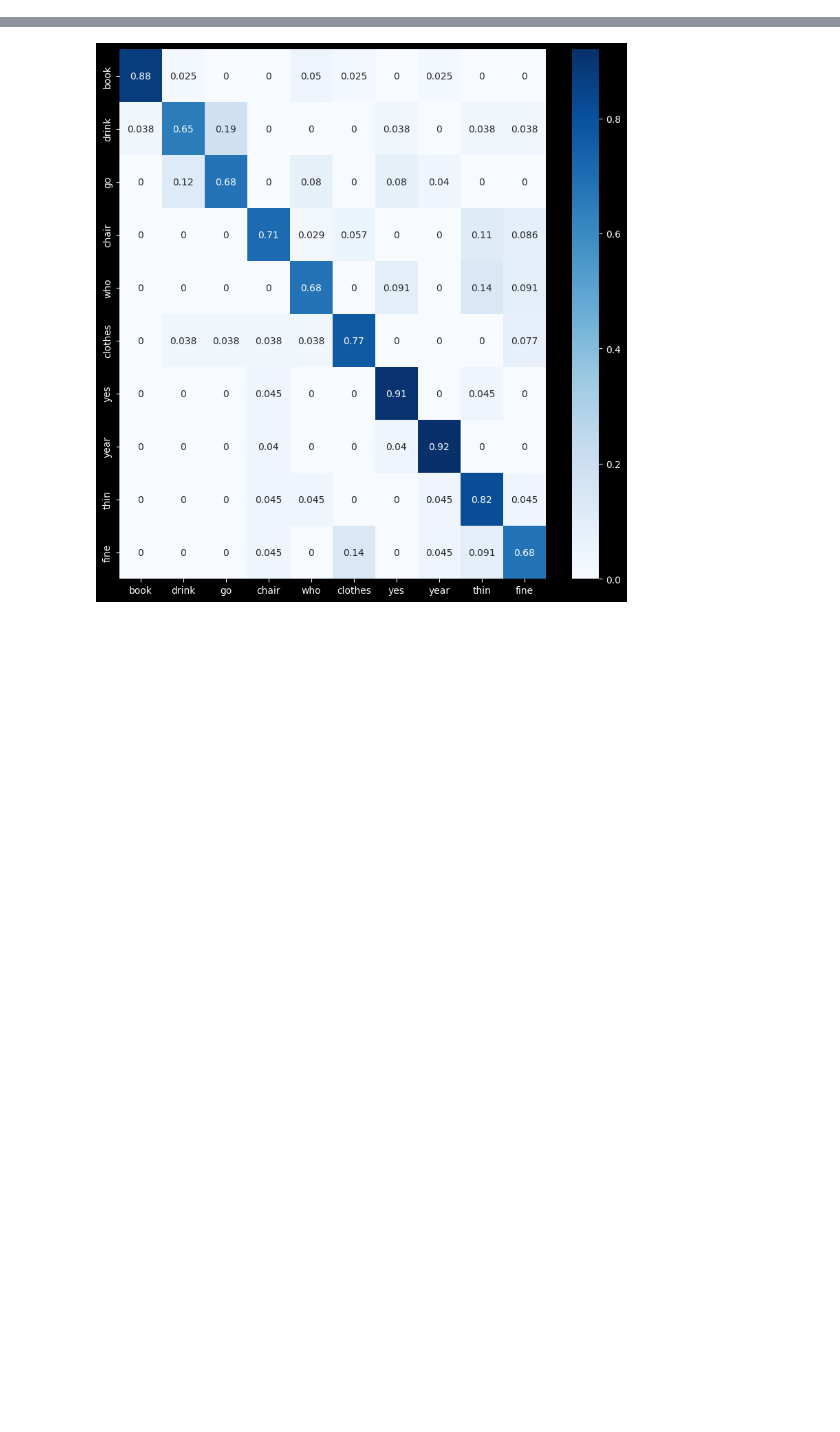
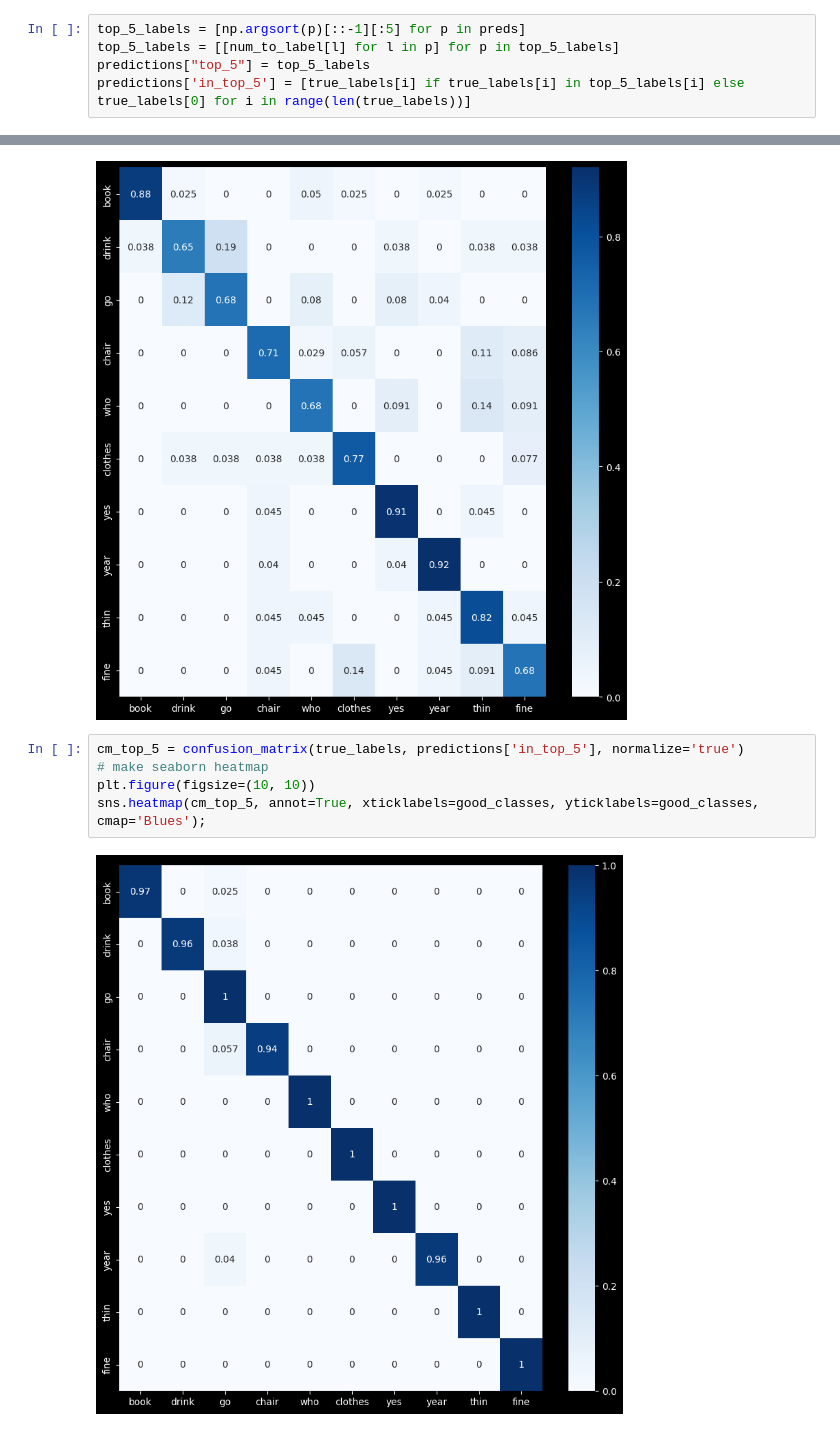
Before and after one commit to jonathanferrari/thesis, a Jupyter notebook: code/data.ipynb, the cells around one changed output, grey strips where cells are left out. Saved outputs shown, nothing was run; the diff lists cells and outputs as text; blank space fills up the shorter version.

```diff
--- a/code/data.ipynb
+++ b/code/data.ipynb
@@ -53,6 +53,11 @@ true_labels = [num_to_label[p] for p in y_test]
 predictions = pd.DataFrame({"true": true_labels, "predicted": labels})
 predictions["correct"] = predictions["true"] == predictions["predicted"]
 predictions["confidence"] = [preds[i][np.argmax(preds[i])] for i in range(len(preds))]
+# %%
+top_5_labels = [np.argsort(p)[::-1][:5] for p in preds]
+top_5_labels = [[num_to_label[l] for l in p] for p in top_5_labels]
+predictions["top_5"] = top_5_labels
+predictions['in_top_5'] = [true_labels[i] if true_labels[i] in top_5_labels[i] else true_labels[0] for i in range(len(true_labels))]
 # %%
 cm = confusion_matrix(true_labels, labels, normalize='true')
 # make seaborn heatmap
@@ -61,3 +66,10 @@ plt.figure(figsize=(10, 10))
 sns.heatmap(cm, annot=True, xticklabels=good_classes, yticklabels=good_classes, cmap='Blues');
 # %% [output]
 [figure]
+# %%
+cm_top_5 = confusion_matrix(true_labels, predictions['in_top_5'], normalize='true')
+# make seaborn heatmap
+plt.figure(figsize=(10, 10))
+sns.heatmap(cm_top_5, annot=True, xticklabels=good_classes, yticklabels=good_classes, cmap='Blues');
+# %% [output]
+[figure, added]
```
Also changed, not shown: 1 other file.
